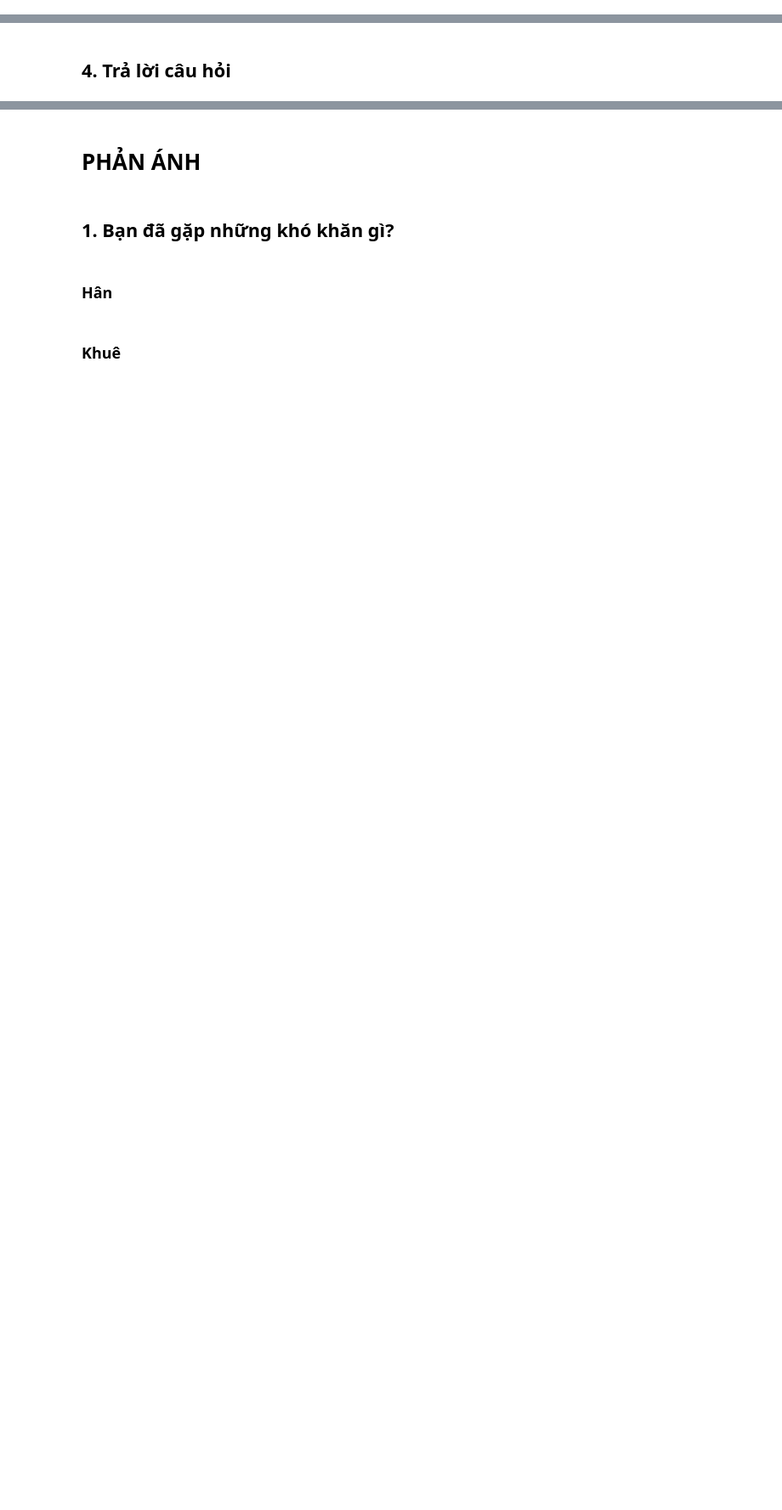
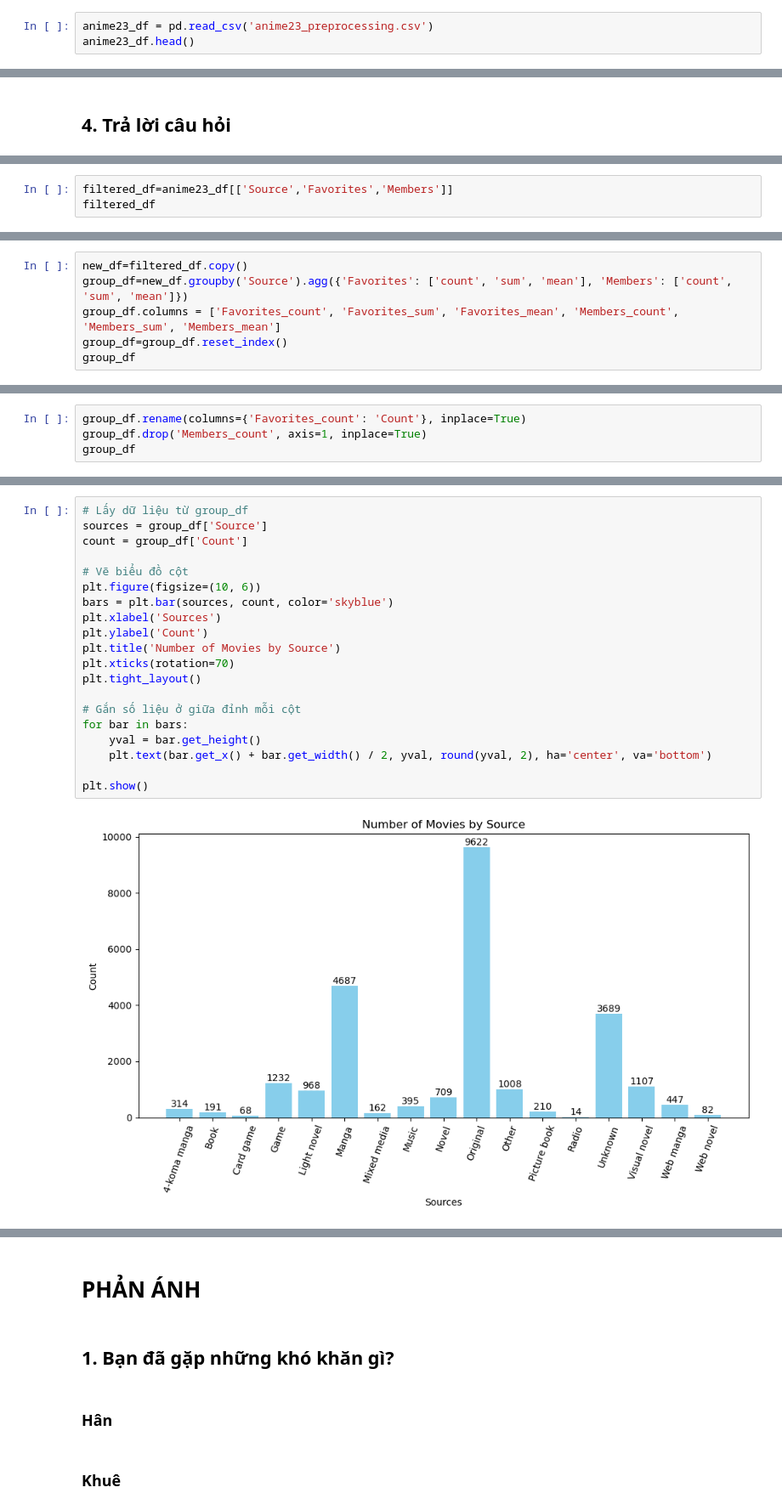
Before and after one commit to AnTuannn/FinalProject_LTKHDL_HKT, a Jupyter notebook: TraLoiCauHoi.ipynb, the cells around one changed output, grey strips where cells are left out. Shown: that part at 85% size. Drawn from its saved outputs; the diff is of its cells as text; blank space fills up the shorter version.

```diff
--- a/TraLoiCauHoi.ipynb
+++ b/TraLoiCauHoi.ipynb
@@ -8,3 +8,6 @@ import pandas as pd
 import matplotlib.pyplot as plt
 # %% [markdown]
 ## 2. Đọc dữ liệu từ file csv
+# %%
+anime23_df = pd.read_csv('anime23_preprocessing.csv')
+anime23_df.head()
@@ -14,0 +42,3 @@ import matplotlib.pyplot as plt
+# %%
+filtered_df=anime23_df[['Source','Favorites','Members']]
+filtered_df
@@ -14,0 +61,6 @@ import matplotlib.pyplot as plt
+# %%
+new_df=filtered_df.copy()
+group_df=new_df.groupby('Source').agg({'Favorites': ['count', 'sum', 'mean'], 'Members': ['count', 'sum', 'mean']})
+group_df.columns = ['Favorites_count', 'Favorites_sum', 'Favorites_mean', 'Members_count', 'Members_sum', 'Members_mean']
+group_df=group_df.reset_index()
+group_df
@@ -14,0 +88,4 @@ import matplotlib.pyplot as plt
+# %%
+group_df.rename(columns={'Favorites_count': 'Count'}, inplace=True)
+group_df.drop('Members_count', axis=1, inplace=True)
+group_df
@@ -14,0 +115,22 @@ import matplotlib.pyplot as plt
+# %%
+# Lấy dữ liệu từ group_df
+sources = group_df['Source']
+count = group_df['Count']
+
+# Vẽ biểu đồ cột
+plt.figure(figsize=(10, 6))
+bars = plt.bar(sources, count, color='skyblue')
+plt.xlabel('Sources')
+plt.ylabel('Count')
+plt.title('Number of Movies by Source')
+plt.xticks(rotation=70)
+plt.tight_layout()
+
+# Gắn số liệu ở giữa đỉnh mỗi cột
+for bar in bars:
+    yval = bar.get_height()
+    plt.text(bar.get_x() + bar.get_width() / 2, yval, round(yval, 2), ha='center', va='bottom')
+
+plt.show()
+# %% [output]
+[figure, added]
```
Also changed, not shown: parts of 28 cells of this notebook.
